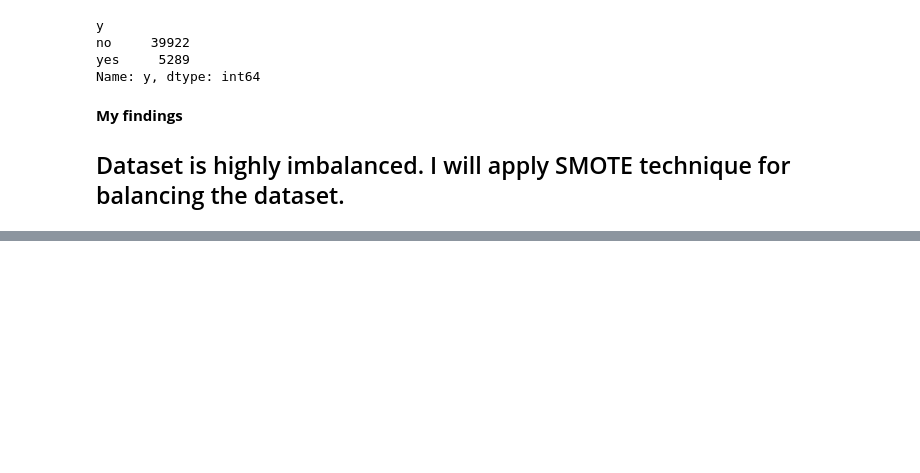
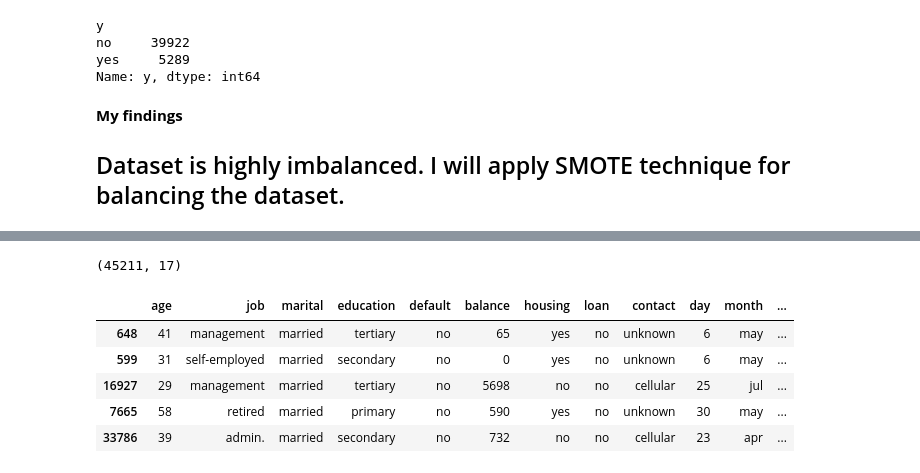
Before and after one commit to ashraful-shuvon/Machine_learning, a Jupyter notebook: Machine Learning Project - Predict Term Deposit Subscriptions/Predict Term Deposit Subscriptions.ipynb, the cells around one changed output, grey strips where cells are left out. Drawn from its saved outputs; the diff is of its cells as text; code cells hidden in the pictures; blank space fills up the shorter version.

```diff
--- a/Machine Learning Project - Predict Term Deposit Subscriptions/Predict Term Deposit Subscriptions.ipynb
+++ b/Machine Learning Project - Predict Term Deposit Subscriptions/Predict Term Deposit Subscriptions.ipynb
@@ -463,0 +492,13 @@ Name: y, dtype: int64
+# %%
+df2.shape
+# %% [output]
+(45211, 17)
+# %%
+df2.sample(5)
+# %% [output]
+|  | age | job | marital | education | default | balance | housing | loan | contact | day | month | ... |
+| 648 | 41 | management | married | tertiary | no | 65 | yes | no | unknown | 6 | may | ... |
+| 599 | 31 | self-employed | married | secondary | no | 0 | yes | no | unknown | 6 | may | ... |
+| 16927 | 29 | management | married | tertiary | no | 5698 | no | no | cellular | 25 | jul | ... |
+| 7665 | 58 | retired | married | primary | no | 590 | yes | no | unknown | 30 | may | ... |
+| 33786 | 39 | admin. | married | secondary | no | 732 | no | no | cellular | 23 | apr | ... |
```
Also changed, not shown: parts of 12 cells of this notebook.
